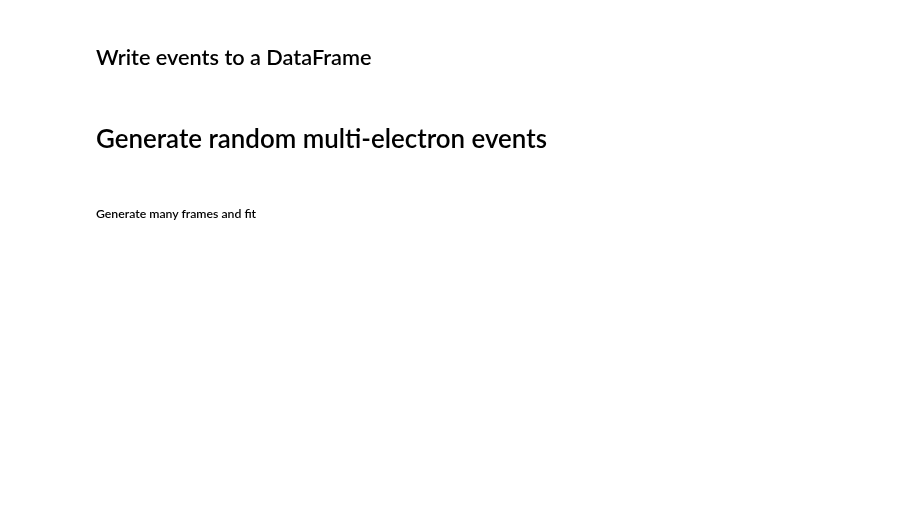
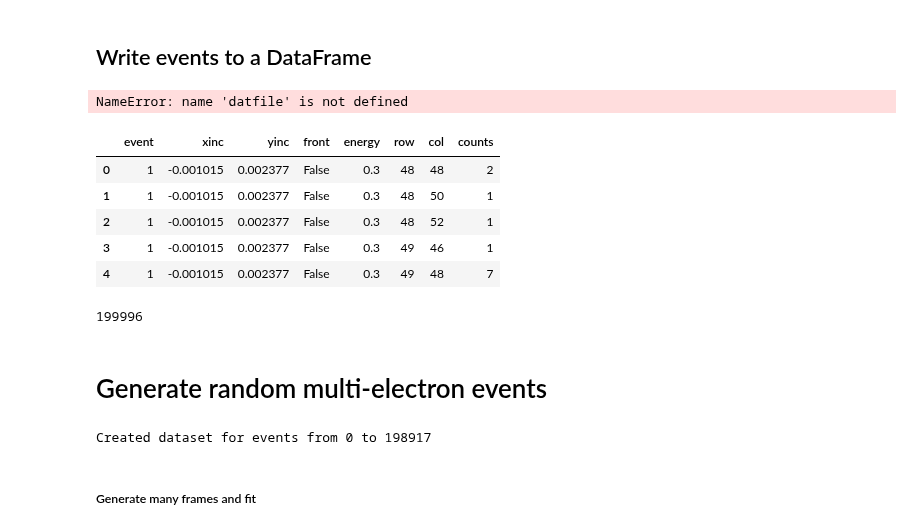
Before and after one commit to jerenner/emsim, a Jupyter notebook: emsim.ipynb, the cells around one changed output. Saved outputs shown, nothing was run; the diff lists cells and outputs as text; code cells hidden in the pictures; blank space fills up the shorter version.

Commit message:
large update towards non-SR dataset

```diff
--- a/emsim.ipynb
+++ b/emsim.ipynb
@@ -23,17 +23,32 @@ from scipy.optimize import curve_fit
 # %% [markdown]
 ## Write events to a DataFrame
 # %%
-datfile = "/home/jrenner/local/data/electronsim/pixelated_tracks_thinned_4um_back_10M_300keV.txt"
+datfile = "/home/matt/Code/emsim/data/pixelated_tracks_thinned_4um_back_10M_300keV.txt"
 # %%
 # Read a new dataset.
 df = emsim_utils.read_electron_data(datfile,nevts=200005)
-df.to_pickle("EM_4um_back_10M_300keV.pkl")
+# df.to_pickle("EM_4um_back_10M_300keV.pkl")
+# %% [output]
+NameError: name 'datfile' is not defined
+# %%
+df.head()
+# %% [output]
+|  | event | xinc | yinc | front | energy | row | col | counts |
+| 0 | 1 | -0.001015 | 0.002377 | False | 0.3 | 48 | 48 | 2 |
+| 1 | 1 | -0.001015 | 0.002377 | False | 0.3 | 48 | 50 | 1 |
+| 2 | 1 | -0.001015 | 0.002377 | False | 0.3 | 48 | 52 | 1 |
+| 3 | 1 | -0.001015 | 0.002377 | False | 0.3 | 49 | 46 | 1 |
+| 4 | 1 | -0.001015 | 0.002377 | False | 0.3 | 49 | 48 | 7 |
 # %%
 len(df.event.unique())
+# %% [output]
+199996
 # %% [markdown]
 # Generate random multi-electron events
 # %%
-dset = tr.EMDataset("dataframes/EM_5um_front_3M_100keV.pkl",noise_mean=0,noise_sigma=20,add_noise=False,add_shift=0)
+dset = tr.EMDataset("data/EM_5um_front_3M_100keV.pkl",noise_mean=0,noise_sigma=20,add_noise=False,add_shift=0)
+# %% [output]
+Created dataset for events from 0 to 198917
 # %%
 frameset  = tr.EMFrameDataset(dset,frame_size=20,nelec_mean=2,nelec_sigma=0.1,noise_mean=683,noise_sigma=11.2,m_line=-2.0,b_line=30.0, lside = 0, res_factor=3)
 #frameset = tr.EMFrameDataset(dset,frame_size=4855,nelec_mean=103713,nelec_sigma=0.5,noise_mean=683,noise_sigma=11.2)
```
Also changed, not shown: 10 other files.
